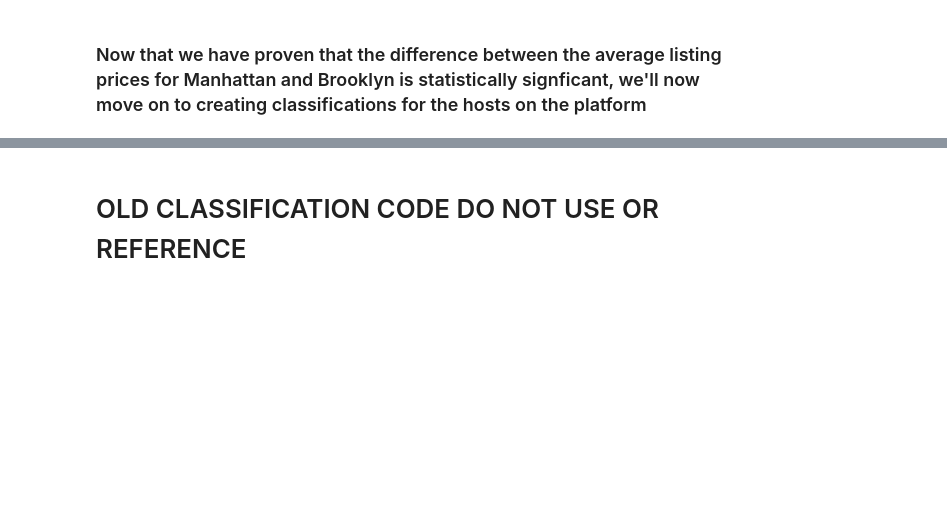
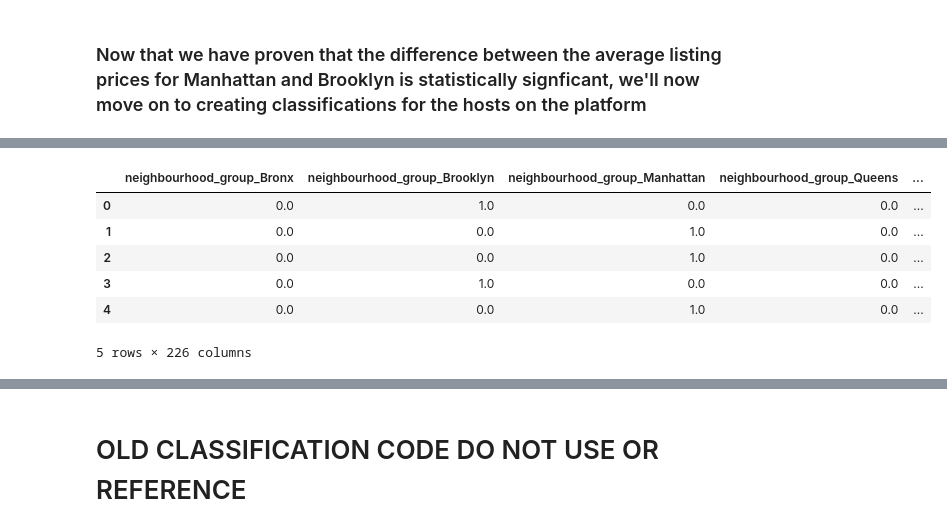
Before and after one commit to Adamb0lt/airbnb_data_analysis_and_DB_storage, a Jupyter notebook: NYC airbnb/airbnb_analysis_ML_redone.ipynb, the cells around one changed output, grey strips where cells are left out. Drawn from its saved outputs; the diff is of its cells as text; code cells hidden in the pictures; blank space fills up the shorter version.

```diff
--- a/NYC airbnb/airbnb_analysis_ML_redone.ipynb
+++ b/NYC airbnb/airbnb_analysis_ML_redone.ipynb
@@ -512,0 +551,13 @@ df.head()
+# %%
+# quick view of encoded df
+# its basically a form of pd.get_dummies that converts each unique categorical data into a column into its own column
+## its then listed as a 1 if the data is present for the that specific category and 0 if it isn't
+encoded_df.head()
+# %% [output]
+|  | neighbourhood_group_Bronx | neighbourhood_group_Brooklyn | neighbourhood_group_Manhattan | neighbourhood_group_Queens | ... |
+| 0 | 0.0 | 1.0 | 0.0 | 0.0 | ... |
+| 1 | 0.0 | 0.0 | 1.0 | 0.0 | ... |
+| 2 | 0.0 | 0.0 | 1.0 | 0.0 | ... |
+| 3 | 0.0 | 1.0 | 0.0 | 0.0 | ... |
+| 4 | 0.0 | 0.0 | 1.0 | 0.0 | ... |
+5 rows × 226 columns
```
Also changed, not shown: parts of 11 cells of this notebook.
